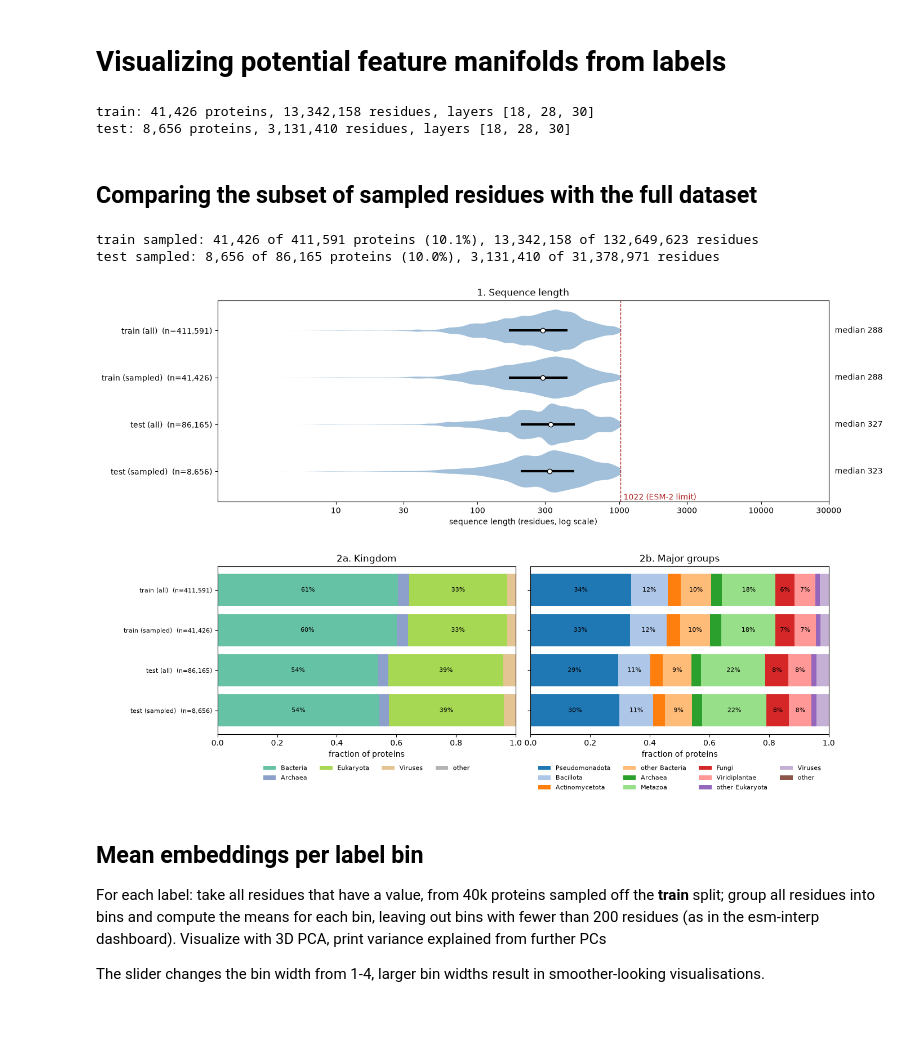
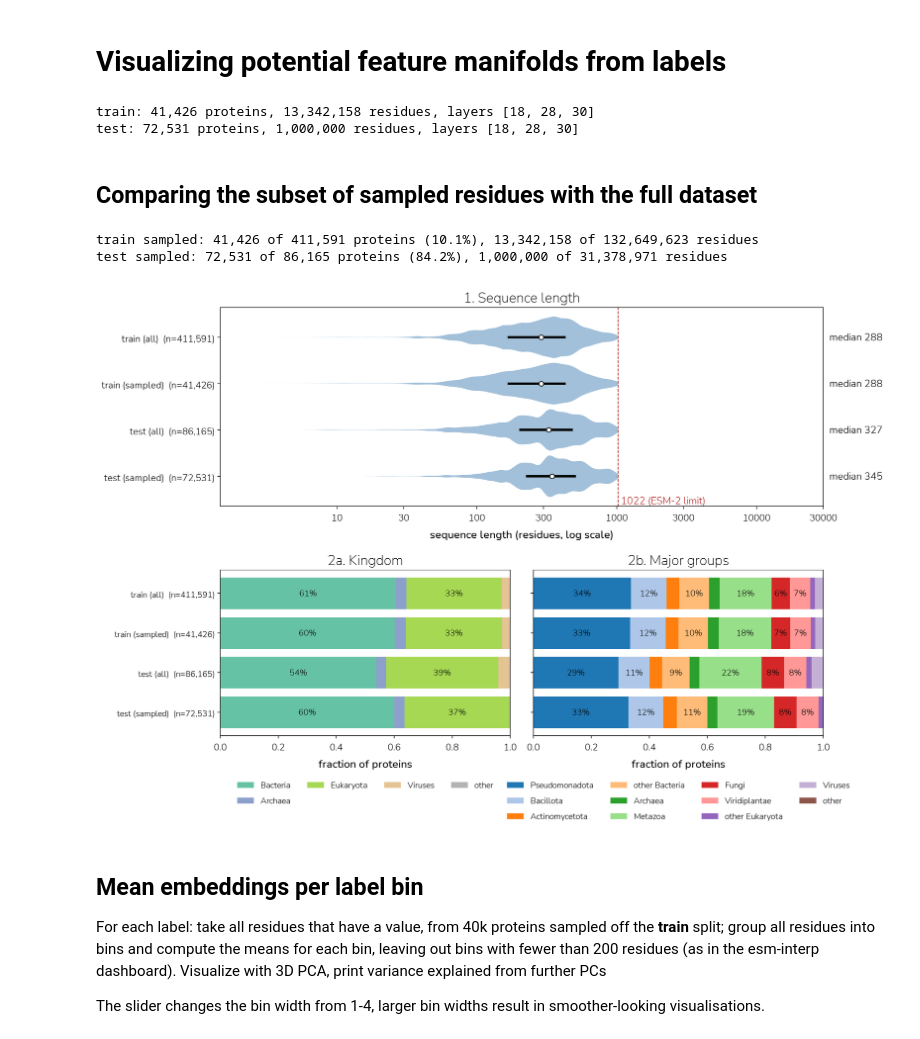
Before and after one commit to marcosbolanos/biomanifolds, a Jupyter notebook: notebooks/02_embeddings_pca.ipynb, the cells around one changed output. Cells and saved outputs as stored; diff of their text form; code cells hidden in the pictures.

```diff
--- a/notebooks/02_embeddings_pca.ipynb
+++ b/notebooks/02_embeddings_pca.ipynb
@@ -8,12 +8,15 @@ import plotly.graph_objects as go
 import polars as pl
 from ipywidgets import SelectionSlider, interact
 
-from biomanifolds import config, plots
+from biomanifolds import config, plots, theme
 from biomanifolds.datasets import swissprot
 from biomanifolds.embed_sequences import embed_sequences
 from biomanifolds.labels import af2_structure_labels, sequence_labels, swissprot_labels
 
+theme.use()  # Nunito fonts and the project defaults (matplotlib)
+
 LAYERS = [18, 28, 30]
+N_TEST_RESIDUES = 1_000_000  # the test residues of notebook 3
 SPLITS = ['train', 'test']
 EMBEDDINGS_PATHS = {(split, layer): config.data_path("esm2_embeddings") / f"sampled_{split}_residue_embeddings_L{layer}.npy"
                     for split in SPLITS for layer in LAYERS}
@@ -23,55 +26,71 @@ EMBEDDINGS_PATHS = {(split, layer): config.data_path("esm2_embeddings") / f"samp
 def in_sample(accession):
     return int(hashlib.md5(accession.encode()).hexdigest()[:8], 16) / 16**8 < 0.10
 
-# Load sequences for train and test proteins and sample 10% of each split
+# Train: 10% of the proteins, all their residues
 splits = pl.read_parquet(swissprot.swissprot_dir() / "splits" / "splits.parquet", columns=["accession", "split"])
 sequences = pl.read_parquet(swissprot.swissprot_dir() / "swissprot.parquet", columns=["accession", "sequence"])
-proteins = {
-    split: sequences.join(splits.filter(pl.col("split") == split), on="accession")
+proteins = {"train": (
+    sequences.join(splits.filter(pl.col("split") == "train"), on="accession")
     .filter(pl.col("accession").map_elements(in_sample, return_dtype=pl.Boolean))
-    .select("accession", "sequence")
+    .select("accession", "sequence", positions=pl.int_ranges(pl.col("sequence").str.len_chars()))
     .sort("accession")
-    for split in SPLITS
-}
+)}
+
+# Test: the same residues as notebook 3, 1M random helix residues (residues with a helix face) of all test proteins
+test_residues = (
+    af2_structure_labels.load_labels(["accession", "i", "helix_face"])
+    .filter(pl.col("helix_face").is_not_null())
+    .join(sequences.join(splits.filter(pl.col("split") == "test"), on="accession").select("accession").lazy(), on="accession")
+    .collect(engine="streaming")
+    .sort("accession", "i")  # fixed order, so that the sample is reproducible
+    .sample(N_TEST_RESIDUES, seed=0)
+    .sort("accession", "i")
+)
+proteins["test"] = (
+    test_residues.group_by("accession").agg(positions=pl.col("i").sort())
+    .join(sequences, on="accession")
+    .select("accession", "sequence", "positions")
+    .sort("accession")
+)
 
 embeddings, rows = {}, {}
 for split in SPLITS:
-    # Generate the ESM-2 embeddings of every residue of these proteins, for the layers whose file is missing
+    # Generate the ESM-2 embeddings of the residues in `positions`, for the layers whose file is missing
     # (train, three layers: about 10 minutes on an A100)
     missing = {layer: EMBEDDINGS_PATHS[split, layer] for layer in LAYERS if not EMBEDDINGS_PATHS[split, layer].exists()}
     if missing:
-        embed_sequences(proteins[split]["sequence"].to_list(), missing)
+        embed_sequences(proteins[split]["sequence"].to_list(), missing, positions=proteins[split]["positions"].to_list())
 
     # row r of every embedding file of `split` is residue i of protein accession: the proteins in order, then their residues in order
-    rows[split] = proteins[split].select("accession", i=pl.int_ranges(pl.col("sequence").str.len_chars())).explode("i")
+    rows[split] = proteins[split].select("accession", i="positions").explode("i")
     for layer in LAYERS:
         embeddings[split, layer] = np.load(EMBEDDINGS_PATHS[split, layer], mmap_mode="r")  # (residues, 640), float16, read from disk when used
         assert len(rows[split]) == len(embeddings[split, layer])
     print(f"{split}: {len(proteins[split]):,} proteins, {len(rows[split]):,} residues, layers {LAYERS}")
 # %% [output]
 train: 41,426 proteins, 13,342,158 residues, layers [18, 28, 30]
-test: 8,656 proteins, 3,131,410 residues, layers [18, 28, 30]
+test: 72,531 proteins, 1,000,000 residues, layers [18, 28, 30]
 # %% [markdown]
 ## Comparing the subset of sampled residues with the full dataset
 # %%
 all_proteins = (
     sequence_labels.load_protein_labels()
     .join(swissprot_labels.load_protein_labels().select("accession", "kingdom", "group"), on="accession")
     .join(splits.lazy(), on="accession")
     .collect()
 )
 groups = {}
 for split in SPLITS:
     everything = all_proteins.filter(pl.col("split") == split)
     sampled = everything.filter(pl.col("accession").is_in(proteins[split]["accession"].implode()))
     print(f"{split} sampled: {len(sampled):,} of {len(everything):,} proteins ({len(sampled) / len(everything):.1%}), "
-          f"{sampled['length'].sum():,} of {everything['length'].sum():,} residues")
+          f"{len(rows[split]):,} of {everything['length'].sum():,} residues")
     groups[f"{split} (all)"], groups[f"{split} (sampled)"] = everything, sampled
 plots.protein_summary(groups);
 # %% [output]
 train sampled: 41,426 of 411,591 proteins (10.1%), 13,342,158 of 132,649,623 residues
-test sampled: 8,656 of 86,165 proteins (10.0%), 3,131,410 of 31,378,971 residues
+test sampled: 72,531 of 86,165 proteins (84.2%), 1,000,000 of 31,378,971 residues
-[figure, old version]
+[figure, new version]
 # %% [markdown]
 ## Mean embeddings per label bin
 For each label: take all residues that have a value, from 40k proteins sampled off the **train** split; group all residues into bins and compute the means for each bin, leaving out bins with fewer than 200 residues (as in the esm-interp dashboard). Visualize with 3D PCA, print variance explained from further PCs
```
Also changed, not shown: parts of 1 cell of this notebook, 15 other files.
